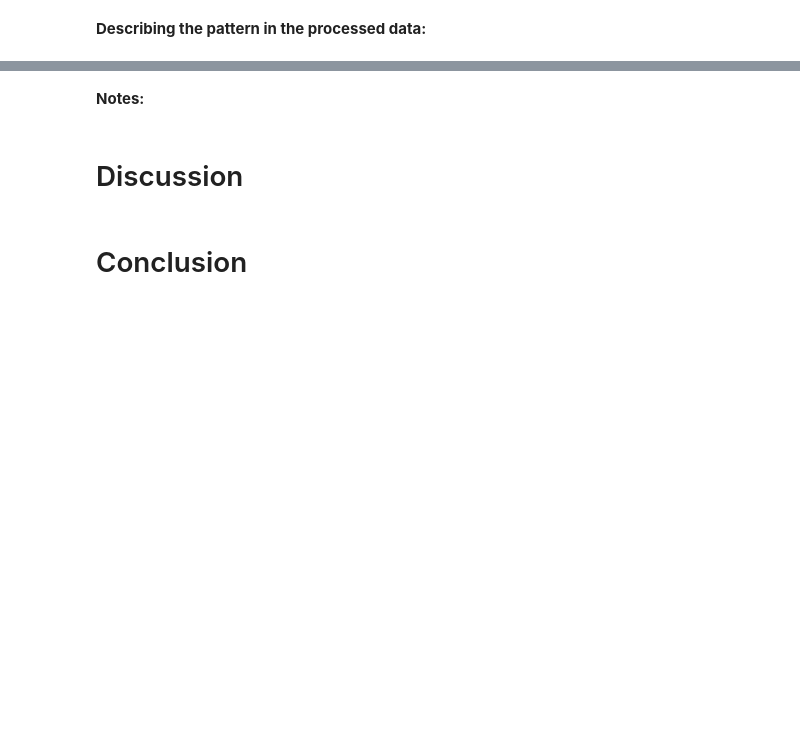
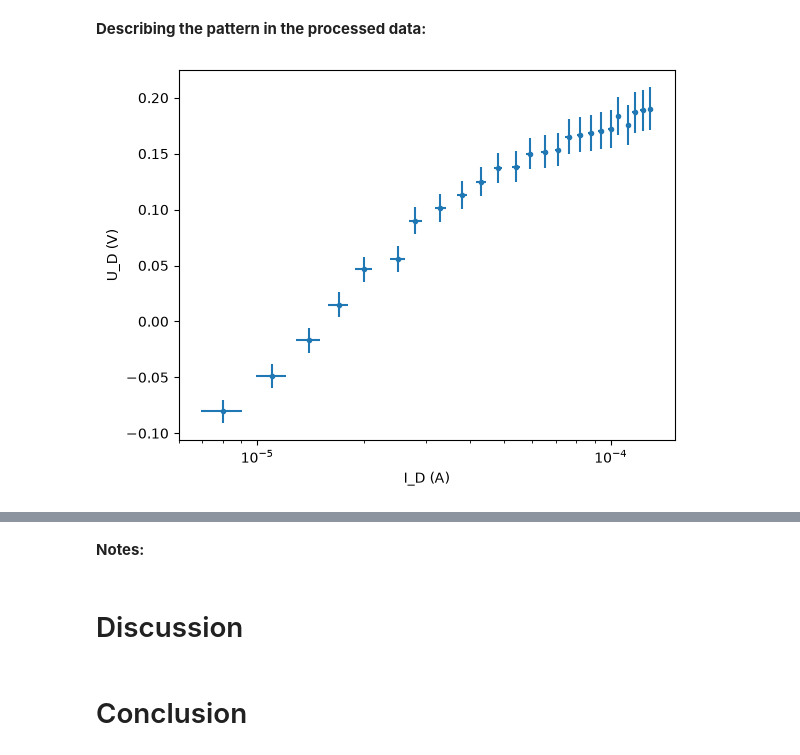
Before and after one commit to TUDPJB/TN-Q2-BM-PJ-Bregtje, a Jupyter notebook: content/tn13015_exp/BM_labjournaal.ipynb, the cells around one changed output, grey strips where cells are left out. Saved outputs shown, nothing was run; the diff lists cells and outputs as text; code cells hidden in the pictures; blank space fills up the shorter version.

```diff
--- a/content/tn13015_exp/BM_labjournaal.ipynb
+++ b/content/tn13015_exp/BM_labjournaal.ipynb
@@ -51,4 +74,30 @@ from scipy.optimize import curve_fit
+# %%
+#Data processing and analysis:
+def onzekerheid_driehalf_voltage(meetpunt: int):
+    return 0.007 * meetpunt + 0.01
+def onzekerheid_vijfhalf_voltage(meetpunt: int):
+    return meetpunt *0.00015
+def onzekerheid_vijfhalf_weerstand(R):
+    return 0.0002 * R
+uncer_U_Bron=onzekerheid_vijfhalf_voltage(gemeten_U_bron)
+uncer_U_R1=onzekerheid_driehalf_voltage(gemeten_U_R1)
+
+
+uncer_R1=onzekerheid_vijfhalf_weerstand(R_een)
+uncer_R2=onzekerheid_vijfhalf_weerstand(R_twee)
+uncer_R3=onzekerheid_vijfhalf_weerstand(R_drie)
+
+uncer_U_D = np.sqrt(uncer_U_Bron**2 + uncer_U_R1**2)
+uncer_I_D = I_D * np.sqrt((uncer_U_R1 / gemeten_U_R1)**2 + (uncer_R1 / R_een)**2)
 # %% [markdown]
 **Describing the pattern in the processed data:**
 # %%
 #Calculations of e.a. measurement uncertainties, and providing final answers.
+plt.figure()
+plt.errorbar(I_D, U_D, xerr=uncer_I_D, yerr=uncer_U_D, fmt=".")
+plt.xscale("log")
+plt.ylabel("U_D (V)")
+plt.xlabel("I_D (A)")
+plt.show()
+# %% [output]
+[figure, added]
```
Also changed, not shown: parts of 9 cells of this notebook.
